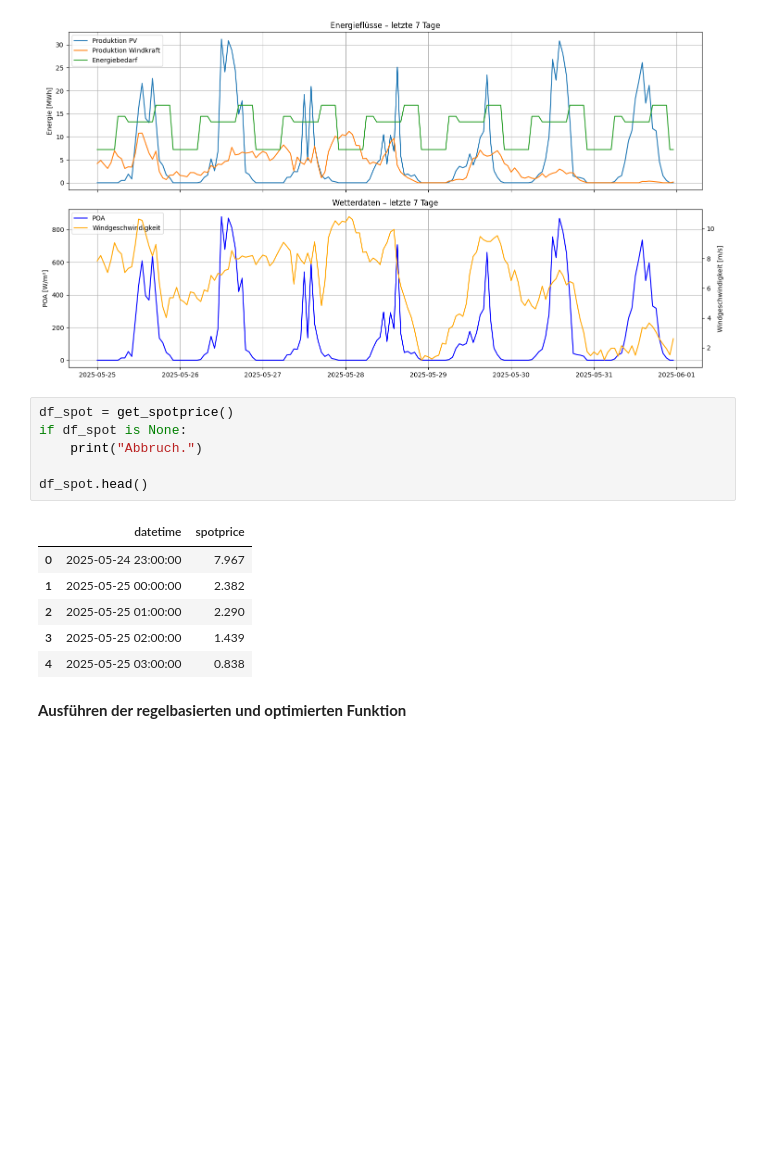
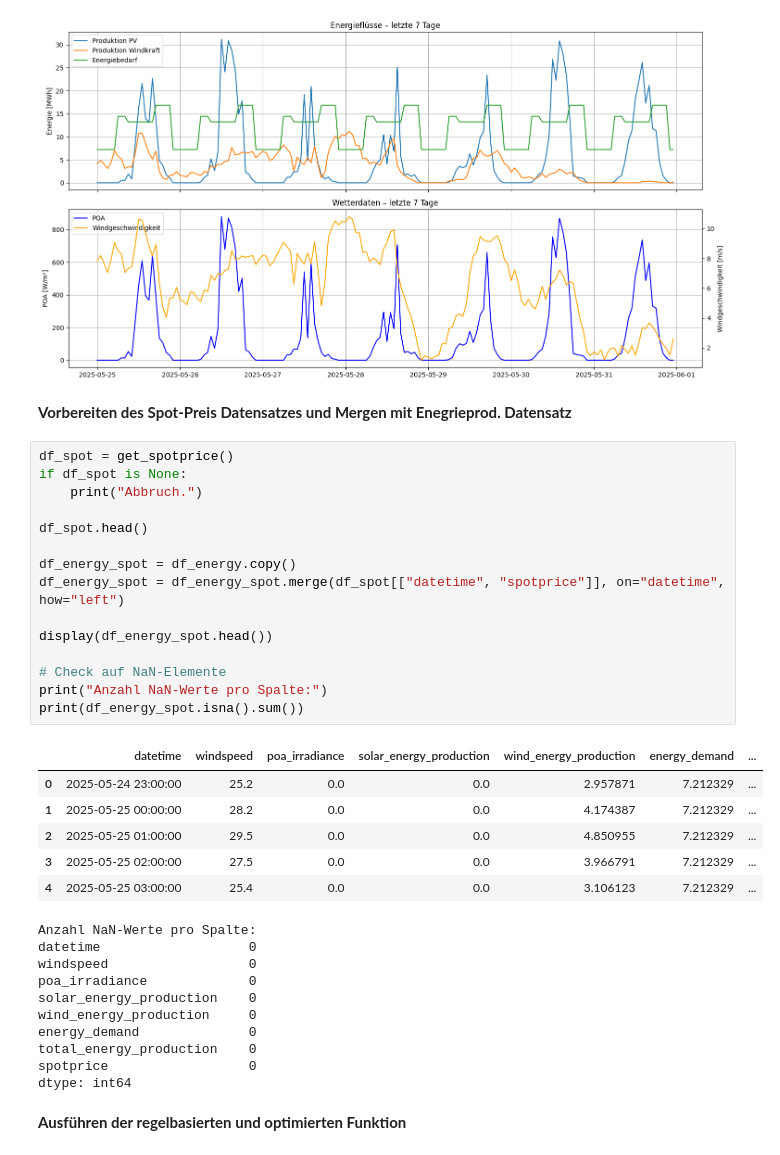
Before and after one commit to jgoeltsch/Forschungsseminar, a Jupyter notebook: ML_based_EMS.ipynb, the cells around one changed output. Saved outputs shown, nothing was run; the diff lists cells and outputs as text; blank space fills up the shorter version.

Commit message:
Cleaner Code; Spotprice drin, wird aber noch nicht in Optimierung verwendet.

```diff
--- a/ML_based_EMS.ipynb
+++ b/ML_based_EMS.ipynb
@@ -108,19 +108,40 @@ plt.tight_layout()
 plt.show()
 # %% [output]
 [figure]
+# %% [markdown]
+**Vorbereiten des Spot-Preis Datensatzes und Mergen mit Enegrieprod. Datensatz**
 # %%
 df_spot = get_spotprice()
 if df_spot is None:
     print("Abbruch.")
 
 df_spot.head()
+
+df_energy_spot = df_energy.copy()
+df_energy_spot = df_energy_spot.merge(df_spot[["datetime", "spotprice"]], on="datetime", how="left")
+
+display(df_energy_spot.head())
+
+# Check auf NaN-Elemente
+print("Anzahl NaN-Werte pro Spalte:")
+print(df_energy_spot.isna().sum())
 # %% [output]
-|  | datetime | spotprice |
-| 0 | 2025-05-24 23:00:00 | 7.967 |
-| 1 | 2025-05-25 00:00:00 | 2.382 |
-| 2 | 2025-05-25 01:00:00 | 2.290 |
-| 3 | 2025-05-25 02:00:00 | 1.439 |
-| 4 | 2025-05-25 03:00:00 | 0.838 |
+|  | datetime | windspeed | poa_irradiance | solar_energy_production | wind_energy_production | energy_demand | ... |
+| 0 | 2025-05-24 23:00:00 | 25.2 | 0.0 | 0.0 | 2.957871 | 7.212329 | ... |
+| 1 | 2025-05-25 00:00:00 | 28.2 | 0.0 | 0.0 | 4.174387 | 7.212329 | ... |
+| 2 | 2025-05-25 01:00:00 | 29.5 | 0.0 | 0.0 | 4.850955 | 7.212329 | ... |
+| 3 | 2025-05-25 02:00:00 | 27.5 | 0.0 | 0.0 | 3.966791 | 7.212329 | ... |
+| 4 | 2025-05-25 03:00:00 | 25.4 | 0.0 | 0.0 | 3.106123 | 7.212329 | ... |
+Anzahl NaN-Werte pro Spalte:
+datetime                   0
+windspeed                  0
+poa_irradiance             0
+solar_energy_production    0
+wind_energy_production     0
+energy_demand              0
+total_energy_production    0
+spotprice                  0
+dtype: int64
 # %% [markdown]
 **Ausführen der regelbasierten und optimierten Funktion**
 # %%
```
Also changed, not shown: parts of 4 cells of this notebook, 2 other files.
